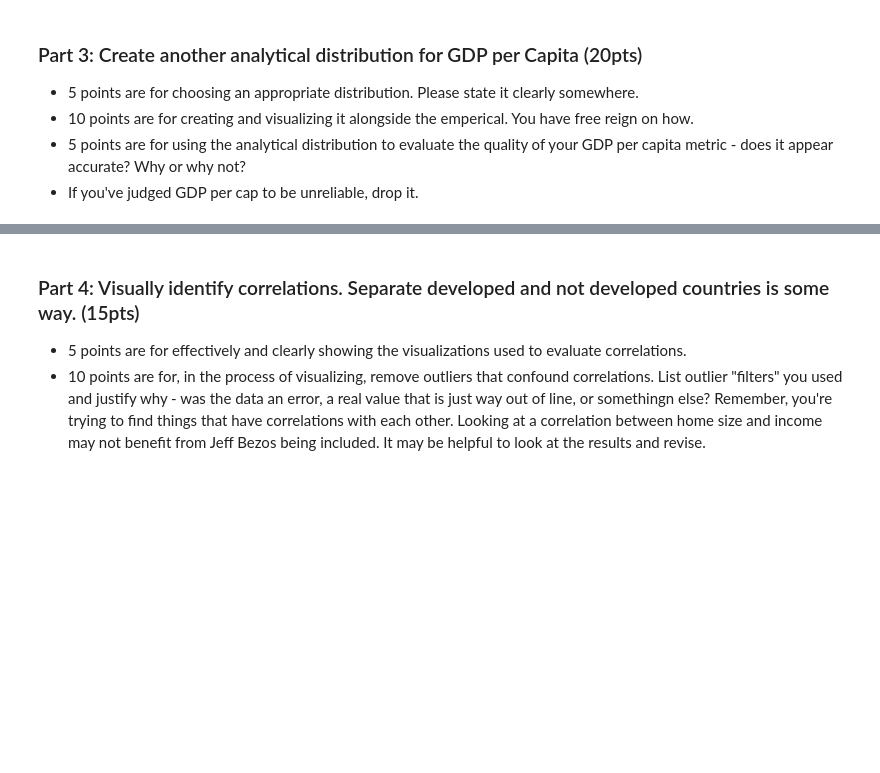
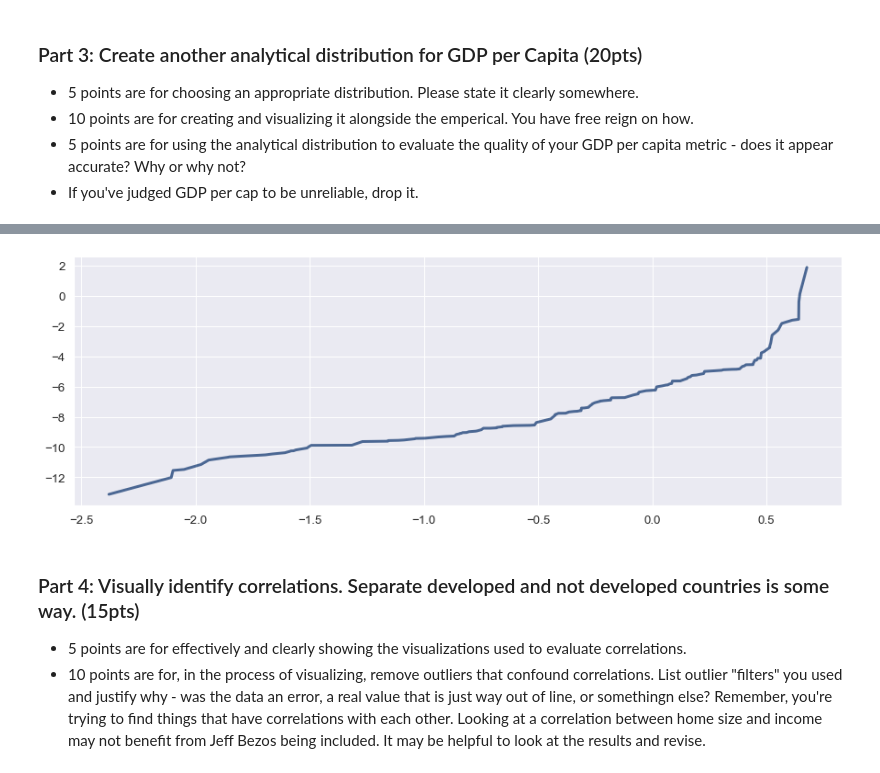
Before and after one commit to SidhST12/BSIP_Assignment_2_Students, a Jupyter notebook: stats_asn_2_start.ipynb, the cells around one changed output, grey strips where cells are left out. Cells and saved outputs as stored; diff of their text form; code cells hidden in the pictures; blank space fills up the shorter version.

```diff
--- a/stats_asn_2_start.ipynb
+++ b/stats_asn_2_start.ipynb
@@ -240,3 +273,7 @@ sns.set(style="darkgrid", font_scale=1.2)
+# %%
+thinkstats2.NormalProbabilityPlot(np.log(dfLE["GDP_per_Capita"]))
+# %% [output]
+[figure, added]
 # %% [markdown]
 ### Part 4: Visually identify correlations. Separate developed and not developed countries is some way. (15pts)
 
```
Also changed, not shown: parts of 21 cells of this notebook.
